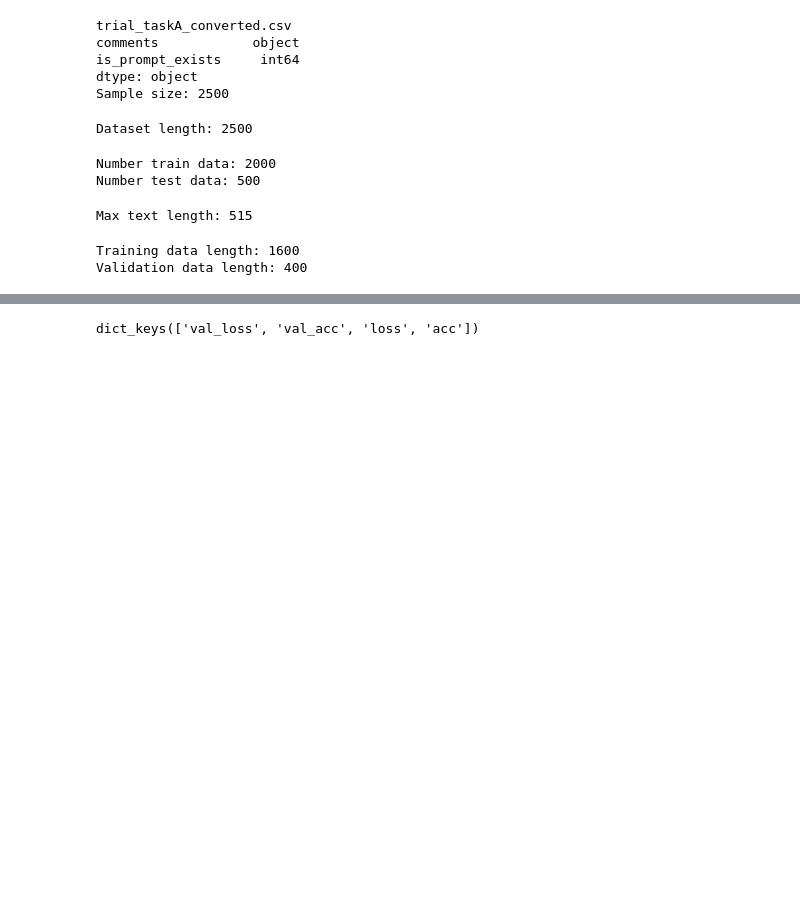
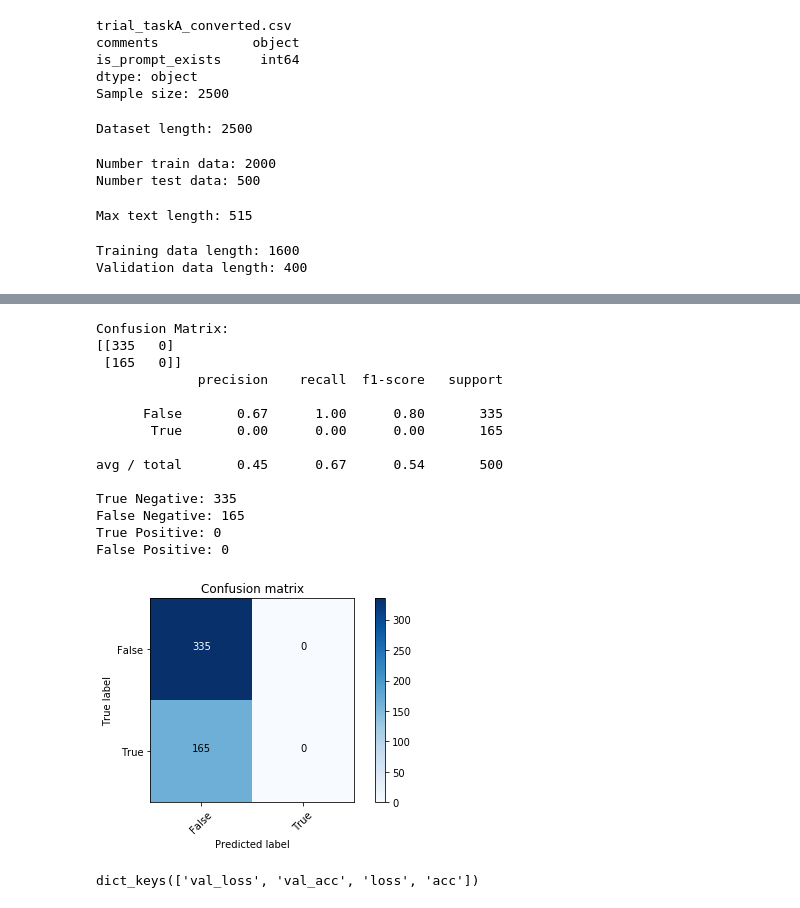
Before and after one commit to Alvores/NaturalLanguageProcessing, a Jupyter notebook: Text Classifiers.ipynb, the cells around one changed output, grey strips where cells are left out. Saved outputs shown, nothing was run; the diff lists cells and outputs as text; code cells hidden in the pictures; blank space fills up the shorter version.

```diff
--- a/Text Classifiers.ipynb
+++ b/Text Classifiers.ipynb
@@ -378,5 +451,7 @@ Epoch 40/40
 # %%
-### Evaluate the model
+## Evaluate the model
+predicted_nn = model.predict_classes(test_data)
 results = model.evaluate(test_data, test_labels)
-print(results)
+print("Test loss:", results[0])
+print("Test accuracy:", results[1])
 # %% [output]
@@ -385 +461,25 @@ print(results)
+# %%
+## Graphical visualization
+cnf_matrix = confusion_matrix(test_labels, predicted_nn)
+plt.figure()
+class_names = ['False, True']
+plot_confusion_matrix(cnf_matrix, classes=['False', 'True'],
+                      Y_test = test_labels, predictions = predicted_nn,
+                      title='Confusion matrix')
+# %% [output]
+Confusion Matrix:
+[[335   0]
+ [165   0]]
+             precision    recall  f1-score   support
+
+      False       0.67      1.00      0.80       335
+       True       0.00      0.00      0.00       165
+
+avg / total       0.45      0.67      0.54       500
+
+True Negative: 335
+False Negative: 165
+True Positive: 0
+False Positive: 0
+[figure, added]
 # %%
```
Also changed, not shown: parts of 31 cells of this notebook.
